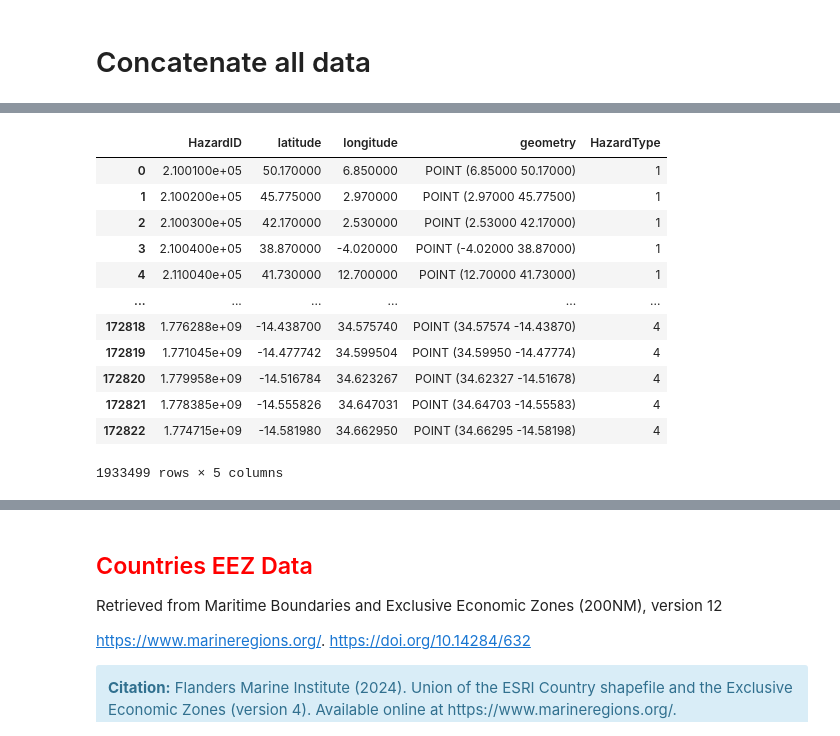
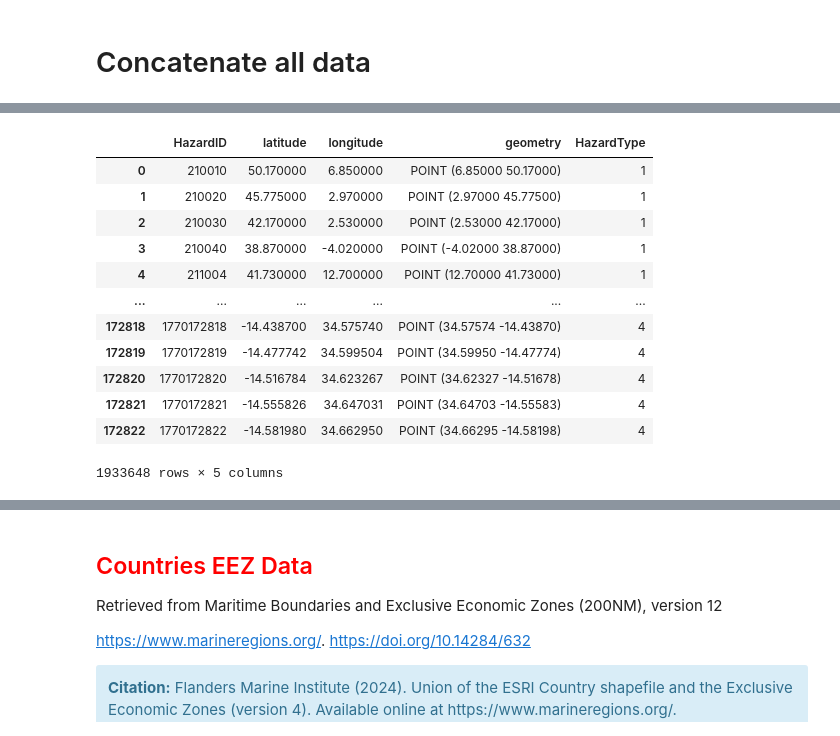
Before and after one commit to redrobbit/ndis, a Jupyter notebook: ArcGIS_Pro_processing/00_DataPreprocessing_1.ipynb, the cells around one changed output, grey strips where cells are left out. Saved outputs shown, nothing was run; the diff lists cells and outputs as text; code cells hidden in the pictures.

```diff
--- a/ArcGIS_Pro_processing/00_DataPreprocessing_1.ipynb
+++ b/ArcGIS_Pro_processing/00_DataPreprocessing_1.ipynb
@@ -468,8 +512,7 @@ faultdb = fault_df[['catalog_id', 'longitude','latitude', 'geometry']].copy()
 # %%
 # Extract column needed for the basic NDIS database to compile with other geohazards dataset.
 # Volcano Number --> HazardID, longitude, latitude, HazardType (in numerical coded added after extraction). Volcano is 1.
-faultdb = fault_df[['catalog_id', 'longitude','latitude', 'geometry']].copy()
-faultdb.rename(columns = {'catalog_id':'HazardID'}, inplace = True)
+faultdb = fault_df[['HazardID', 'longitude','latitude', 'geometry']].copy()
 faultdb['HazardType'] = 4
 faultdb.info()
 # %% [output]
@@ -648,0 +792,4 @@ memory usage: 66.5 MB
+# %%
+# Read data
+cleaned_nuclear_df = pd.read_csv(r"D:\NDIS_Database\cleaned_nuclear_df.csv")
+cleaned_nuclear_df.info()
@@ -649,6 +832,2 @@ memory usage: 66.5 MB
 # %% [markdown]
 # Concatenate all data
-# %%
-# Remove duplicates in TS based on EQ IDs, keeping EQ IDs
-ts_df = ts_df[~ts_df["HazardID"].isin(eq_df["HazardID"])]
-ts_df
@@ -686,24 +833,0 @@ memory usage: 67.2 MB
-# %%
-# Generate ID for faults
-# First three digits are 777 to identify they are faults data and the rest numbers are randomly generated, unique and not in other datasets
-# Load datasets IDs
-vo_ids = set(vo_df["HazardID"].astype(int))  # Volcano event IDs
-ls_ids = set(ls_df["HazardID"].astype(int))  # Landslide event IDs
-ts_ids = set(ts_df["HazardID"].astype(int))  # Tsunami event IDs
-eq_ids = set(eq_df["HazardID"].astype(int))  # Earthquake event IDs
-
-# Combine all existing IDs into one set
-existing_ids = eq_ids | ts_ids | vo_ids | ls_ids
-
-# Generate unique fault IDs
-num_faults = len(faultdb)  # Number of fault events
-fault_ids = set()
-
-while len(fault_ids) < num_faults:
-    new_id = int(f"177{np.random.randint(1000000, 9999999)}")  # Format: 777XXXXXXX
-    if new_id not in existing_ids:
-        fault_ids.add(new_id)
-
-# Assign to fault dataset
-faultdb["HazardID"] = list(fault_ids)
-faultdb
@@ -724,18 +834,18 @@ faultdb
 # %%
 #Concatenate fault data to the rest of the datasets
-ghz_df = pd.concat([vlte_df, faultdb]) #All Geohazards dataframe
+ghz_df = pd.concat([vo_df, ls_df, ts_df, eq_df, faultdb, cleaned_nuclear_df]) #All Geohazards dataframe
 ghz_df
 # %% [output]
 |  | HazardID | latitude | longitude | geometry | HazardType |
-| 0 | 2.100100e+05 | 50.170000 | 6.850000 | POINT (6.85000 50.17000) | 1 |
-| 1 | 2.100200e+05 | 45.775000 | 2.970000 | POINT (2.97000 45.77500) | 1 |
-| 2 | 2.100300e+05 | 42.170000 | 2.530000 | POINT (2.53000 42.17000) | 1 |
-| 3 | 2.100400e+05 | 38.870000 | -4.020000 | POINT (-4.02000 38.87000) | 1 |
-| 4 | 2.110040e+05 | 41.730000 | 12.700000 | POINT (12.70000 41.73000) | 1 |
+| 0 | 210010 | 50.170000 | 6.850000 | POINT (6.85000 50.17000) | 1 |
+| 1 | 210020 | 45.775000 | 2.970000 | POINT (2.97000 45.77500) | 1 |
+| 2 | 210030 | 42.170000 | 2.530000 | POINT (2.53000 42.17000) | 1 |
+| 3 | 210040 | 38.870000 | -4.020000 | POINT (-4.02000 38.87000) | 1 |
+| 4 | 211004 | 41.730000 | 12.700000 | POINT (12.70000 41.73000) | 1 |
 | ... | ... | ... | ... | ... | ... |
-| 172818 | 1.776288e+09 | -14.438700 | 34.575740 | POINT (34.57574 -14.43870) | 4 |
-| 172819 | 1.771045e+09 | -14.477742 | 34.599504 | POINT (34.59950 -14.47774) | 4 |
-| 172820 | 1.779958e+09 | -14.516784 | 34.623267 | POINT (34.62327 -14.51678) | 4 |
-| 172821 | 1.778385e+09 | -14.555826 | 34.647031 | POINT (34.64703 -14.55583) | 4 |
-| 172822 | 1.774715e+09 | -14.581980 | 34.662950 | POINT (34.66295 -14.58198) | 4 |
+| 172818 | 1770172818 | -14.438700 | 34.575740 | POINT (34.57574 -14.43870) | 4 |
+| 172819 | 1770172819 | -14.477742 | 34.599504 | POINT (34.59950 -14.47774) | 4 |
+| 172820 | 1770172820 | -14.516784 | 34.623267 | POINT (34.62327 -14.51678) | 4 |
+| 172821 | 1770172821 | -14.555826 | 34.647031 | POINT (34.64703 -14.55583) | 4 |
+| 172822 | 1770172822 | -14.581980 | 34.662950 | POINT (34.66295 -14.58198) | 4 |
-1933499 rows × 5 columns
+1933648 rows × 5 columns
```
Also changed, not shown: parts of 98 cells of this notebook.
